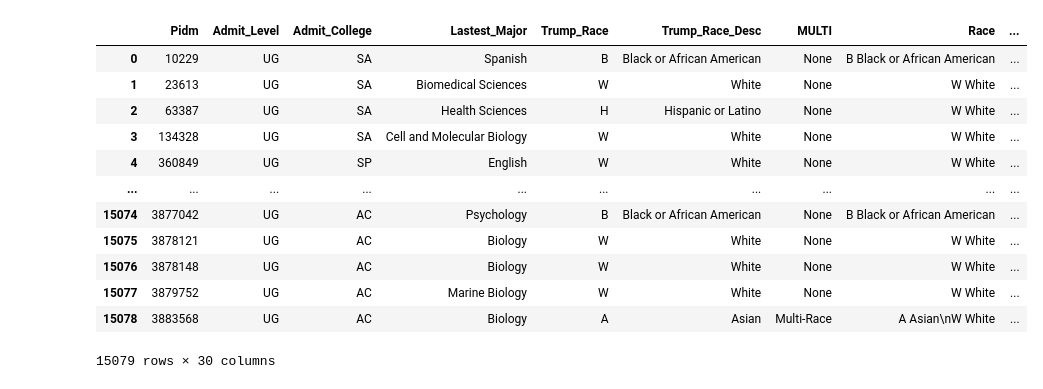
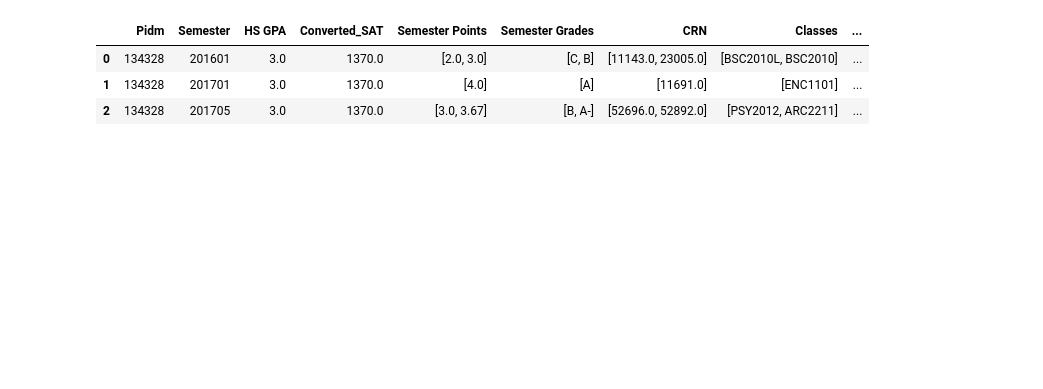
Before and after one commit to ArtKrutsko/CIS4915, a Jupyter notebook: ML_data_prep.ipynb, the cells around one changed output. Saved outputs shown, nothing was run; the diff lists cells and outputs as text; code cells hidden in the pictures; blank space fills up the shorter version.

```diff
--- a/ML_data_prep.ipynb
+++ b/ML_data_prep.ipynb
@@ -6,6 +6,6 @@ import matplotlib as plt
 from itertools import chain
 import ast
 # %%
-df = pd.read_csv("data/formatted_data.csv")
+df = pd.read_csv("data/full_set.csv")
 df.shape
 # %% [output]
@@ -66,0 +13,2 @@ df['CRN'] = df['CRN'].apply(ast.literal_eval)
+# %%
+TARGET_CLASS = "CHM2210"
@@ -108,36 +46,31 @@ final_df = df.merge(chm2210_grades, on='Pidm')
+# %%
+# find grades/points for TARGET_CLASS and output it to a new column
+def find_class_grades(student_df):
+    for _, row in student_df.iterrows():
+        if TARGET_CLASS in row['Classes']:
+            index = row['Classes'].index(TARGET_CLASS)
+            return row['Semester Points'][index], row['Semester Grades'][index]
+    return None, None
+
+class_grades = filtered_df.groupby('Pidm').apply(lambda x: find_class_grades(x)).apply(pd.Series)
+class_grades.columns = [f'{TARGET_CLASS}_Points', f'{TARGET_CLASS}_Grade']
+
+final_df = filtered_df.merge(class_grades, on='Pidm')
+
+# filter out these grades
+final_df = final_df[~final_df[f'{TARGET_CLASS}_Grade'].isin(['WE', 'IF', 'W', 'WC'])]
 # %%
-display(df[df['Pidm'] ==  10229])
-final_df[final_df['Pidm'] ==  10229]
+display(df[df['Pidm'] ==  134328])
+final_df = final_df[final_df['Semester'] < final_df[f'{TARGET_CLASS}_Semester']]
+display(final_df[final_df['Pidm'] ==  134328])
 groupped_df = final_df.groupby('Pidm').agg({
-    "Admit_Level": 'first',
-    "Admit_College": 'first',
-    "Lastest_Major": 'first',
-    "Trump_Race": 'first',
-    "Trump_Race_Desc": 'first',
-    "MULTI": 'first',
-    "Race": 'first',
-    "NEW_ETHNICITY": 'first',
-    "GENDER_Code": 'first',
-    "GENDER": 'first',
     "HS GPA": 'first',
-    "CITZ_CODE": 'first',
-    "CITZ_DESC": 'first',
-
-    "ACTE": 'first',
-    "ACTR": 'first',
-    "ACTS": 'first',
-    "ACTM": 'first',
-    "EACT": 'first',
-    "SAT-ERW": 'first',
-    "SATM": 'first',
-    "SAT_TOTAL": 'first',
-    'Final GPA': 'first',
-    'Semester GPA': lambda x: list(x),
+    'Converted_SAT': 'first',
     'Semester Grades': lambda x: sum(x, []),
     'Semester Points': lambda x: sum(x, []),
     'Classes': lambda x: sum(x, []),
     'CRN': lambda x: sum(x, []),
-    'CHM2210_Grade': 'first',
-    'CHM2210_Points': 'first',
+    f'{TARGET_CLASS}_Grade': 'first',
+    f'{TARGET_CLASS}_Points': 'first',
 }).reset_index()
 # %% [output]
@@ -148,16 +84,7 @@ groupped_df = final_df.groupby('Pidm').agg({
-|  | Pidm | Admit_Level | Admit_College | Lastest_Major | Trump_Race | Trump_Race_Desc | MULTI | Race | ... |
-| 0 | 10229 | UG | SA | Spanish | B | Black or African American | None | B Black or African American | ... |
-| 1 | 23613 | UG | SA | Biomedical Sciences | W | White | None | W White | ... |
-| 2 | 63387 | UG | SA | Health Sciences | H | Hispanic or Latino | None | W White | ... |
-| 3 | 134328 | UG | SA | Cell and Molecular Biology | W | White | None | W White | ... |
-| 4 | 360849 | UG | SP | English | W | White | None | W White | ... |
-| ... | ... | ... | ... | ... | ... | ... | ... | ... | ... |
-| 15074 | 3877042 | UG | AC | Psychology | B | Black or African American | None | B Black or African American | ... |
-| 15075 | 3878121 | UG | AC | Biology | W | White | None | W White | ... |
-| 15076 | 3878148 | UG | AC | Biology | W | White | None | W White | ... |
-| 15077 | 3879752 | UG | AC | Marine Biology | W | White | None | W White | ... |
-| 15078 | 3883568 | UG | AC | Biology | A | Asian | Multi-Race | A Asian\nW White | ... |
+|  | Pidm | Semester | HS GPA | Converted_SAT | Semester Points | Semester Grades | CRN | Classes | ... |
+| 0 | 134328 | 201601 | 3.0 | 1370.0 | [2.0, 3.0] | [C, B] | [11143.0, 23005.0] | [BSC2010L, BSC2010] | ... |
+| 1 | 134328 | 201701 | 3.0 | 1370.0 | [4.0] | [A] | [11691.0] | [ENC1101] | ... |
+| 2 | 134328 | 201705 | 3.0 | 1370.0 | [3.0, 3.67] | [B, A-] | [52696.0, 52892.0] | [PSY2012, ARC2211] | ... |
-15079 rows × 30 columns
 # %%
 groupped_df.head(5)
 # %% [output]
```
Also changed, not shown: parts of 11 cells of this notebook.
